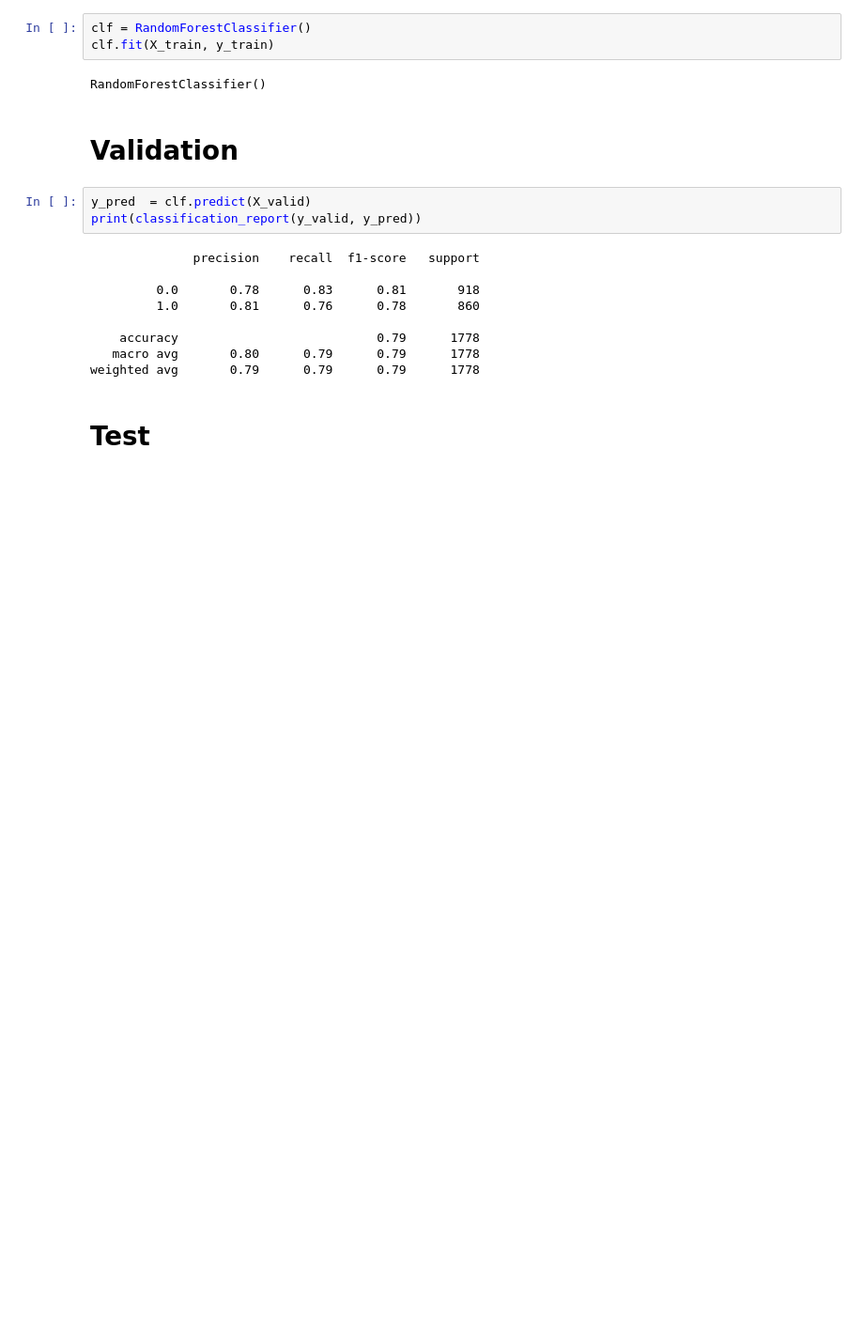
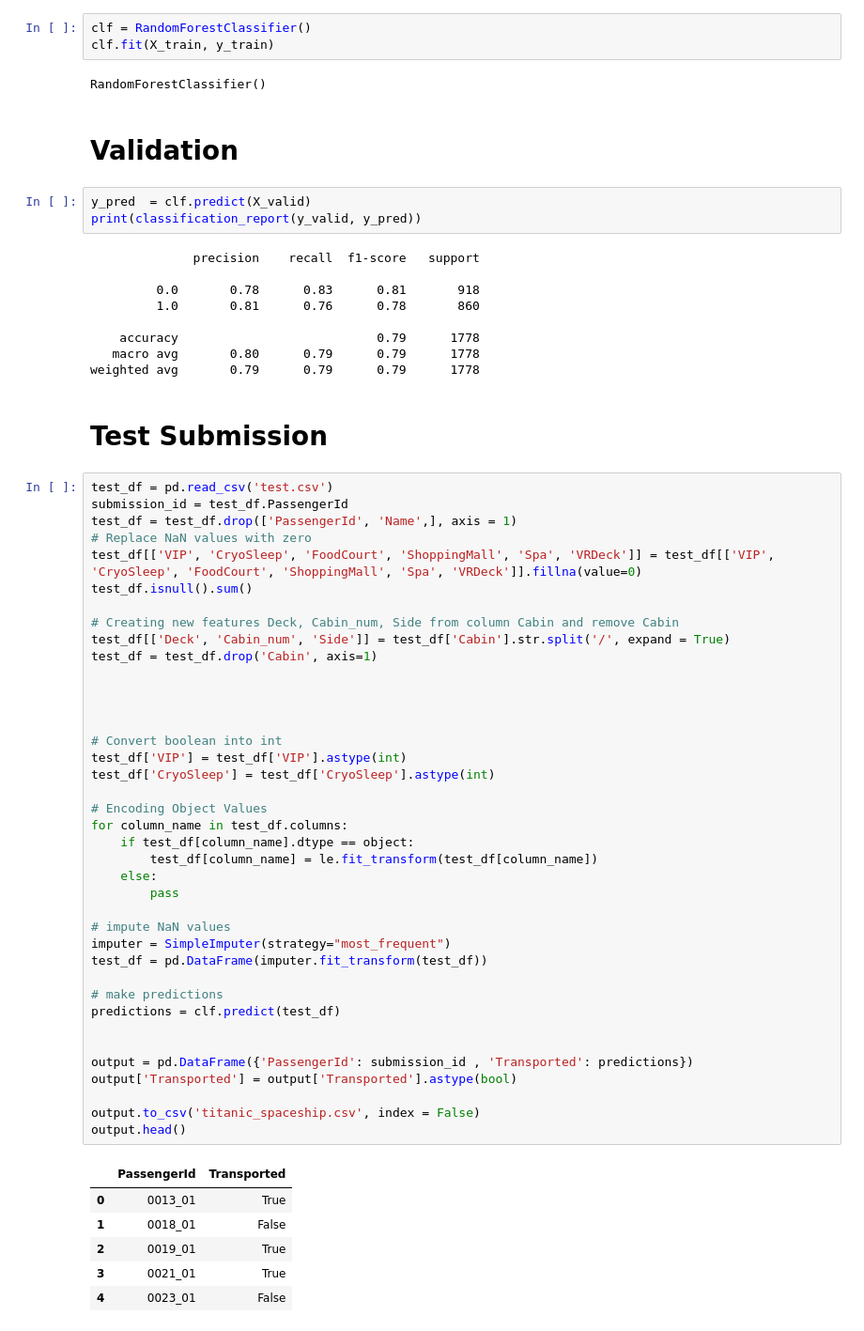
Before and after one commit to dheerajraina/Spaceship-Titanic, a Jupyter notebook: titanic_spaceship.ipynb, the cells around one changed output. Shown: that part at 94% size. Saved outputs shown, nothing was run; the diff lists cells and outputs as text; blank space fills up the shorter version.

Commit message:
Predicting Results for Test data set and exporting it to csv format

```diff
--- a/titanic_spaceship.ipynb
+++ b/titanic_spaceship.ipynb
@@ -196,4 +196,50 @@ print(classification_report(y_valid, y_pred))
    macro avg       0.80      0.79      0.79      1778
 weighted avg       0.79      0.79      0.79      1778
 # %% [markdown]
-# Test
+# Test Submission
+# %%
+test_df = pd.read_csv('test.csv')
+submission_id = test_df.PassengerId
+test_df = test_df.drop(['PassengerId', 'Name',], axis = 1)
+# Replace NaN values with zero
+test_df[['VIP', 'CryoSleep', 'FoodCourt', 'ShoppingMall', 'Spa', 'VRDeck']] = test_df[['VIP', 'CryoSleep', 'FoodCourt', 'ShoppingMall', 'Spa', 'VRDeck']].fillna(value=0)
+test_df.isnull().sum()
+
+# Creating new features Deck, Cabin_num, Side from column Cabin and remove Cabin
+test_df[['Deck', 'Cabin_num', 'Side']] = test_df['Cabin'].str.split('/', expand = True)
+test_df = test_df.drop('Cabin', axis=1)
+
+
+
+
+# Convert boolean into int
+test_df['VIP'] = test_df['VIP'].astype(int)
+test_df['CryoSleep'] = test_df['CryoSleep'].astype(int)
+
+# Encoding Object Values
+for column_name in test_df.columns:
+    if test_df[column_name].dtype == object:
+        test_df[column_name] = le.fit_transform(test_df[column_name])
+    else:
+        pass
+
+# impute NaN values
+imputer = SimpleImputer(strategy="most_frequent")
+test_df = pd.DataFrame(imputer.fit_transform(test_df))
+
+# make predictions
+predictions = clf.predict(test_df)
+
+
+output = pd.DataFrame({'PassengerId': submission_id , 'Transported': predictions})
+output['Transported'] = output['Transported'].astype(bool)
+
+output.to_csv('titanic_spaceship.csv', index = False)
+output.head()
+# %% [output]
+|  | PassengerId | Transported |
+| 0 | 0013_01 | True |
+| 1 | 0018_01 | False |
+| 2 | 0019_01 | True |
+| 3 | 0021_01 | True |
+| 4 | 0023_01 | False |
```
